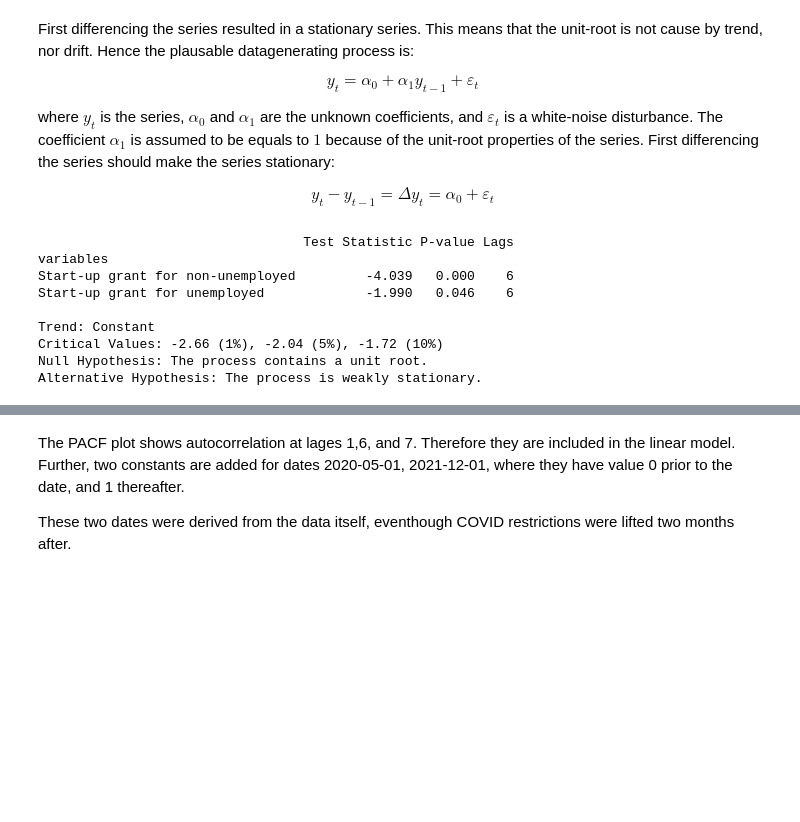
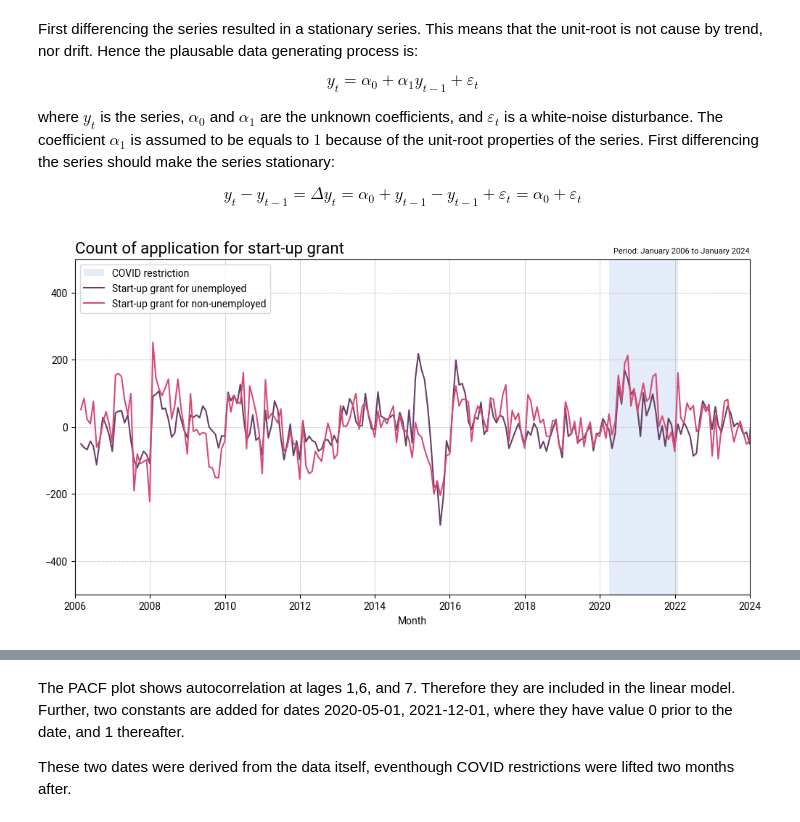
Before and after one commit to Babakfifoo/01_Labor_training, a Jupyter notebook: notebooks/01_startup_application.ipynb, the cells around one changed output, grey strips where cells are left out. Cells and saved outputs as stored; diff of their text form; code cells hidden in the pictures; blank space fills up the shorter version.

```diff
--- a/notebooks/01_startup_application.ipynb
+++ b/notebooks/01_startup_application.ipynb
@@ -103,5 +131,5 @@ Alternative Hypothesis: The process is weakly stationary.
 # %% [markdown]
-First differencing the series resulted in a stationary series. This means that the unit-root is not cause by trend, nor drift. Hence the plausable datagenerating process is:
+First differencing the series resulted in a stationary series. This means that the unit-root is not cause by trend, nor drift. Hence the plausable data generating process is:
 
 $$
 	y_{t} = \alpha_0 + \alpha_1 y_{t-1} + \varepsilon_{t}
@@ -110,29 +138,37 @@ $$
 
 where $y_{t}$ is the series, $\alpha_0$ and $\alpha_1$ are the unknown coefficients, and $\varepsilon_{t}$ is a white-noise disturbance. The coefficient $\alpha_1$ is assumed to be equals to $1$ because of the unit-root properties of the series. First differencing the series should make the series stationary:
 
-$$ y_{t} - y_{t-1} = \Delta y_{t} = \alpha_0 + \varepsilon_{t} $$
+$$ y_{t} - y_{t-1} = \Delta y_t=\alpha_0 + y_{t-1} - y_{t-1} + \varepsilon_{t} =  \alpha_0 + \varepsilon_{t} $$
-# %%
-col1 = "Start-up grant for non-unemployed"
-col2 = "Start-up grant for unemployed"
-print(pd.DataFrame([
-    gen_dfgls_dict(data[col1].diff().dropna(), col1),
-    gen_dfgls_dict(data[col2].diff().dropna(), col2)
-    ]).set_index("variables")
-)
-print("""
-Trend: Constant
-Critical Values: -2.66 (1%), -2.04 (5%), -1.72 (10%)
-Null Hypothesis: The process contains a unit root.
-Alternative Hypothesis: The process is weakly stationary.
-"""
-)
-# %% [output]
-                                  Test Statistic P-value Lags
-variables
-Start-up grant for non-unemployed         -4.039   0.000    6
-Start-up grant for unemployed             -1.990   0.046    6
-
-Trend: Constant
-Critical Values: -2.66 (1%), -2.04 (5%), -1.72 (10%)
-Null Hypothesis: The process contains a unit root.
-Alternative Hypothesis: The process is weakly stationary.
+# %%
+plot_df = (
+    grant_data.loc[:, ["grantUnemp", "grantEmp"]].diff().rename(columns=labels).copy()
+)
+fig = plt.figure(figsize=(12, 6))
+plt.grid(True, which="both", ls="--", lw=0.5)
+plt.xlim(dt.strptime("2006-01-01", "%Y-%m-%d"), dt.strptime("2024-01-01", "%Y-%m-%d"))
+plt.ylim(-500, 500)
+ax = plt.gca()
+
+plt.fill_between(
+    x=[COVID_start, COVID_end],
+    y1=-1000,
+    y2=1000,
+    facecolor=color_pallet["shade"],
+    alpha=0.5,
+    label="COVID restriction",
+)
+sns.lineplot(
+    data=plot_df,
+    palette=[color_pallet["c1"], color_pallet["c2"]],
+    dashes=False,
+    ax=ax,
+)
+legend = ax.legend(loc="upper left")
+legend.set_title("")
+
+plt.title("Count of application for start-up grant", fontsize=16, loc="left")
+plt.title("Period: January 2006 to January 2024", fontsize=8, loc="right")
+plt.show()
+del plot_df
+# %% [output]
+[figure, added]
```
Also changed, not shown: parts of 28 cells of this notebook.
